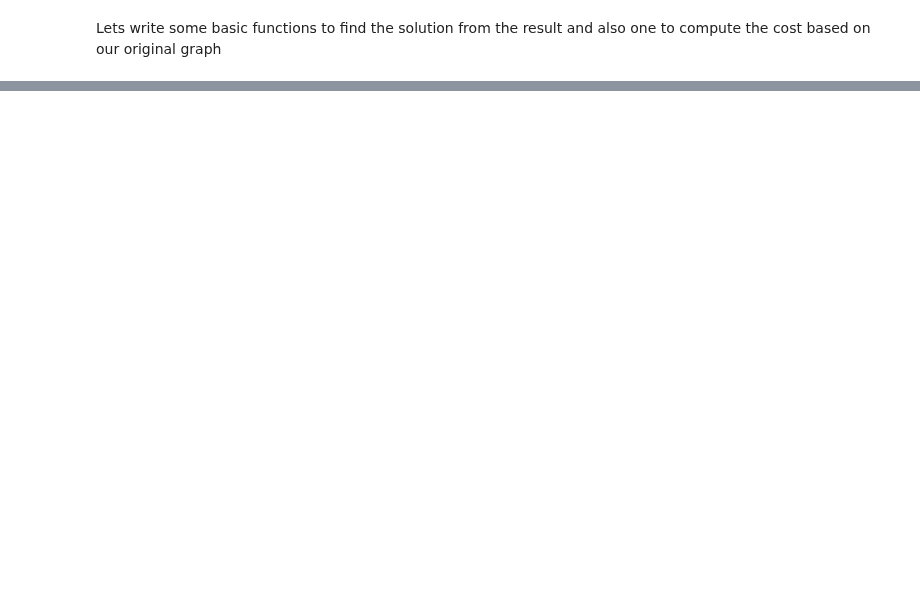
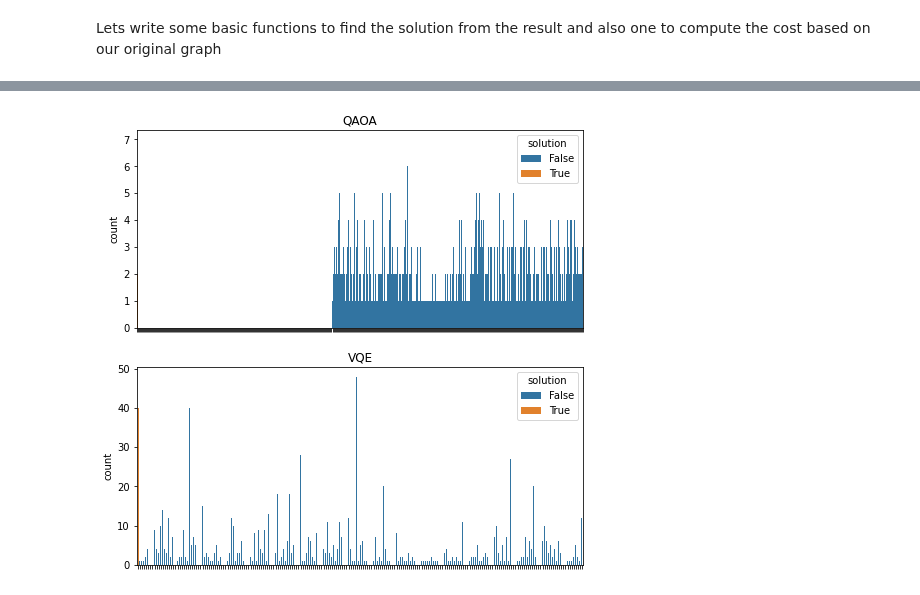
Before and after one commit to vivekkatial/HAQC, a Jupyter notebook: notebooks/05-converging-solution-for-tsp.ipynb, the cells around one changed output, grey strips where cells are left out. Cells and saved outputs as stored; diff of their text form; code cells hidden in the pictures; blank space fills up the shorter version.

```diff
--- a/notebooks/05-converging-solution-for-tsp.ipynb
+++ b/notebooks/05-converging-solution-for-tsp.ipynb
@@ -279,0 +223,3 @@ print(qiskit.__version__)
+# %%
+ee = NumPyMinimumEigensolver(op)
+result = ee.run()
@@ -279,0 +279,10 @@ print(qiskit.__version__)
+# %%
+ry = TwoLocal(op.num_qubits, 'ry', 'cz', reps=5, entanglement='linear')
+vqe = VQE(op, ry, spsa, quantum_instance=quantum_instance)
+result_vqe = vqe.run(quantum_instance)
+print('energy:', result_vqe.eigenvalue.real)
+print('time:', result_vqe.optimizer_time)
+x = sample_most_likely(result_vqe.eigenstate)
+print('feasible:', tsp.tsp_feasible(x))
+z = tsp.get_tsp_solution(x)
+print('solution:', z)
@@ -279,0 +294,15 @@ print(qiskit.__version__)
+# %%
+def create_results_df(result, exact_result, algo, sort_var='solution'):
+    if algo == "vqe":
+        df = [{'state':key, 'count':result.data['eigenstate'][key]} for key in result.data['eigenstate'].keys()]
+    elif algo == "qaoa":
+        df = [{'state':key, 'count':result.min_eigen_solver_result['eigenstate'][key]} for key in result.min_eigen_solver_result['eigenstate'].keys()]
+    df = pd.DataFrame.from_records(df)
+    exact_sol_bit_str = ''.join([str(int(i)) for i in exact_result.x])
+    df = df.assign(decimal = lambda df: df['state'].map(lambda state: int(state, 2)))
+    df = df.assign(solution = lambda df: df['state'].map(lambda state: True if exact_sol_bit_str == state else False) )
+    df = df.sort_values(by=sort_var,ascending=False)
+    return df
+# %%
+d_vqe = create_results_df(result_vqe, exact_result, 'vqe')
+d_qaoa = create_results_df(result_qaoa, exact_result, 'vqe')
@@ -279,0 +360,18 @@ print(qiskit.__version__)
+# %%
+fig, ax = plt.subplots(2, 1, figsize=(8, 8))
+
+# Plot QAOA
+p_qaoa = sns.barplot(x="state", y="count", hue="solution", data=d_qaoa, ax=ax[0])
+p_qaoa.set(xticklabels=[])  # remove the tick labels
+p_qaoa.set(title='QAOA')  # add a title
+p_qaoa.set(xlabel=None)  # remove the axis label # remove the axis label
+
+# Plot VQE
+p_vqe = sns.barplot(x="state", y="count", hue="solution", data=d_vqe,ax=ax[1])
+p_vqe.set(xticklabels=[])  # remove the tick labels
+p_vqe.set(title='VQE')  # add a title
+p_vqe.set(xlabel=None)  # remove the axis label# remove the ticks
+
+plt.show()
+# %% [output]
+[figure, added]
```
Also changed, not shown: parts of 47 cells of this notebook, 17 other files.
